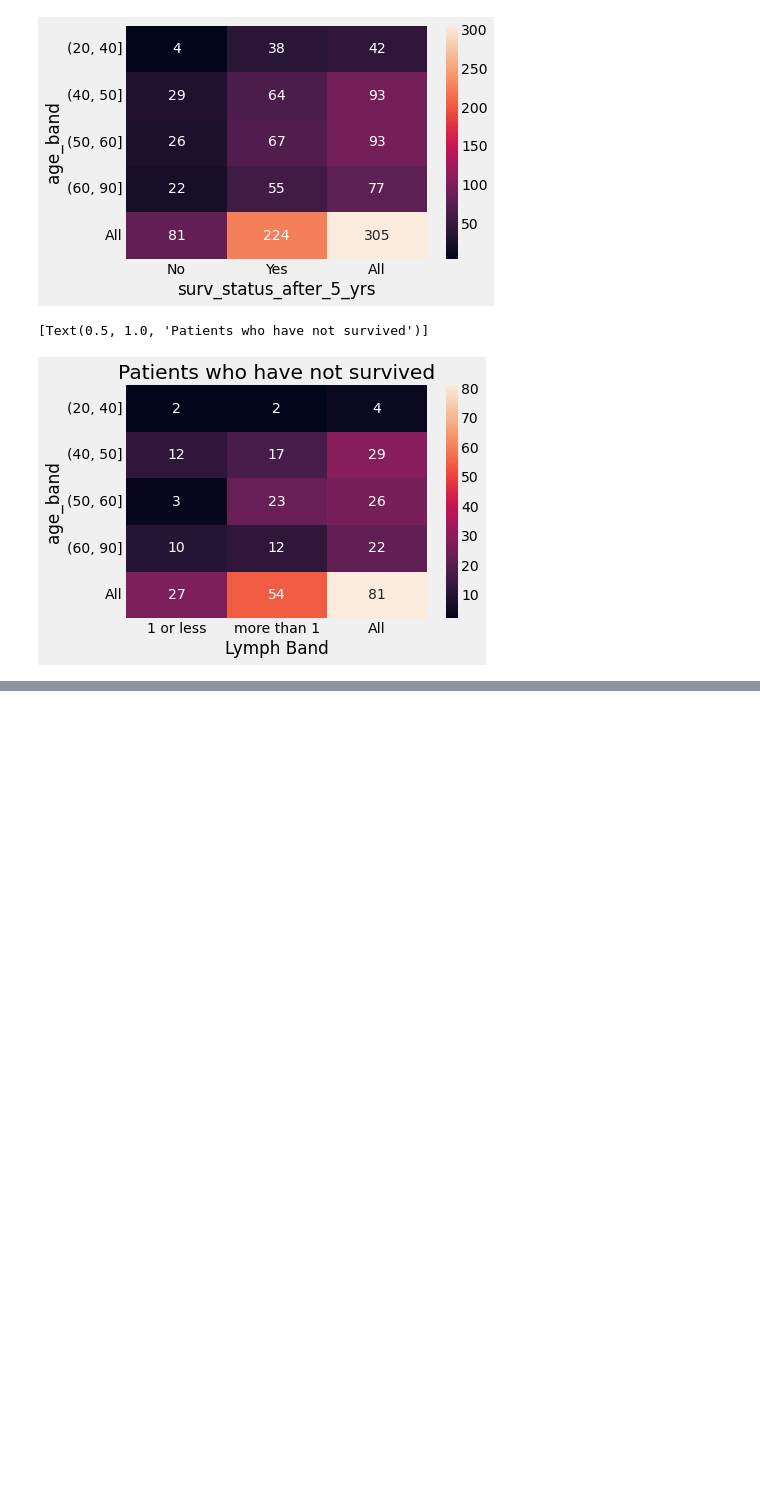
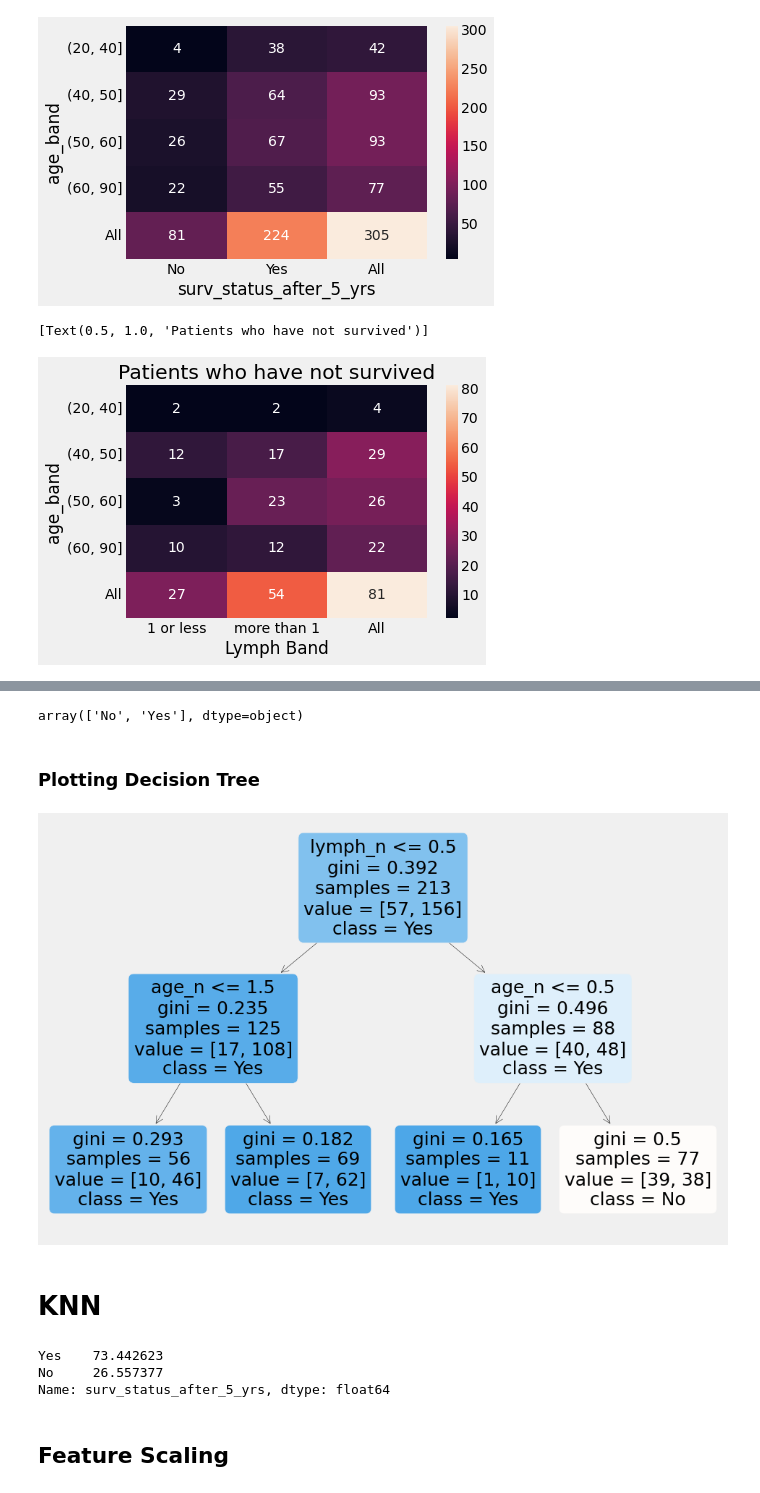
Before and after one commit to ash-captain26/Habermann-Survival, a Jupyter notebook: Habermann_survival.ipynb, the cells around one changed output, grey strips where cells are left out. Saved outputs shown, nothing was run; the diff lists cells and outputs as text; code cells hidden in the pictures; blank space fills up the shorter version.

```diff
--- a/Habermann_survival.ipynb
+++ b/Habermann_survival.ipynb
@@ -241,0 +455,5 @@ Here we see in this bivariate analysis regarding age band v/s lymph nodes that w
+# %%
+model=DecisionTreeClassifier(max_depth=3,max_leaf_nodes=4,min_samples_split=87, random_state=10)
+model.fit(X_n_train,y_train)
+print("Training :",model.score(X_n_train,y_train)*100)
+print("Validation :",model.score(X_n_valid,y_valid)*100)
@@ -241,0 +463,4 @@ Here we see in this bivariate analysis regarding age band v/s lymph nodes that w
+# %%
+y_train=y_train.replace({1:"Yes",0:"No"})
+y_test=y_train.replace({1:"Yes",0:"No"})
+y_train
@@ -241,0 +481,14 @@ Here we see in this bivariate analysis regarding age band v/s lymph nodes that w
+# %%
+model.fit(X_n_train,y_train)
+model.classes_
+# %% [output]
+array(['No', 'Yes'], dtype=object)
+# %% [markdown]
+### Plotting Decision Tree
+# %%
+plt.figure(figsize=(15,10))
+plot_tree(model, max_depth=3, feature_names=X_n_train.columns, filled=True, rounded=True, class_names=model.classes_);
+# %% [output]
+[figure, added]
+# %% [markdown]
+# KNN
@@ -241,0 +497,6 @@ Here we see in this bivariate analysis regarding age band v/s lymph nodes that w
+# %%
+cancer_df['surv_status_after_5_yrs'].value_counts(normalize=True)*100
+# %% [output]
+Yes    73.442623
+No     26.557377
+Name: surv_status_after_5_yrs, dtype: float64
@@ -241,0 +512,2 @@ Here we see in this bivariate analysis regarding age band v/s lymph nodes that w
+# %% [markdown]
+## Feature Scaling
```
Also changed, not shown: parts of 60 cells of this notebook.
